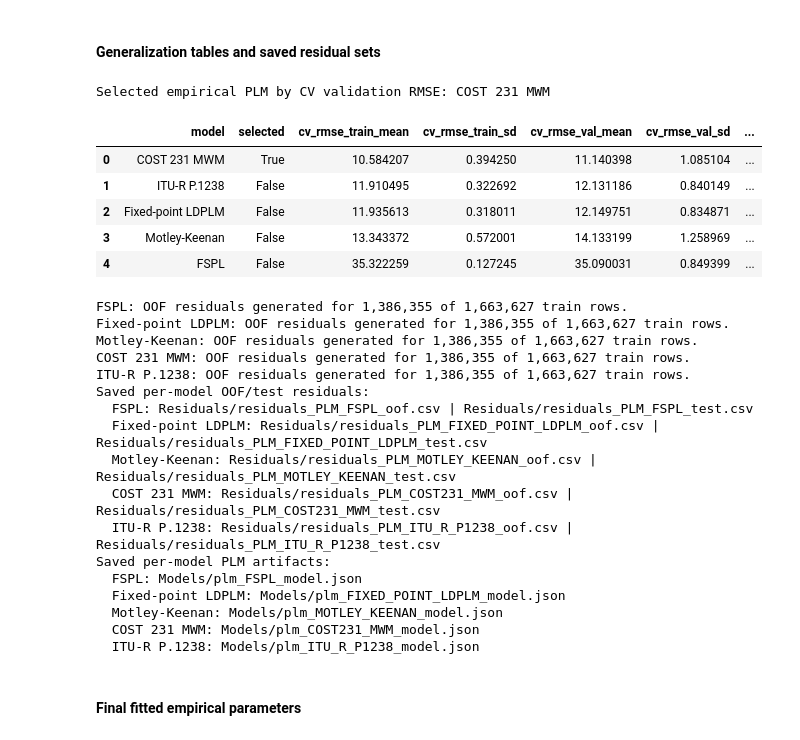
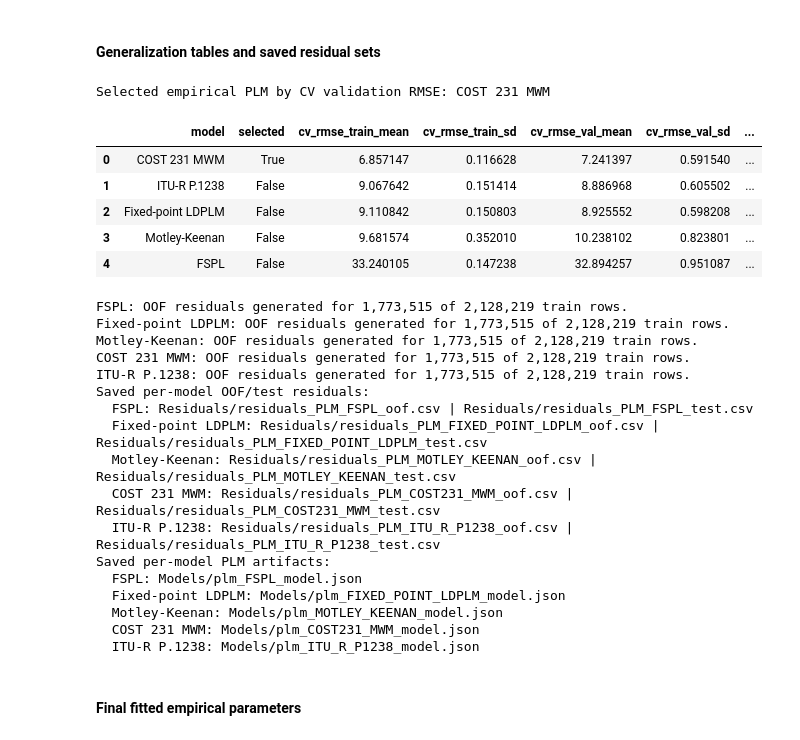
Before and after one commit to nahshonmokua/LoRaWAN-IndoorPathLossModeling-ML, a Jupyter notebook: 01_Empirical_PLMs.ipynb, the cells around one changed output. Saved outputs shown, nothing was run; the diff lists cells and outputs as text; code cells hidden in the pictures.

```diff
--- a/01_Empirical_PLMs.ipynb
+++ b/01_Empirical_PLMs.ipynb
@@ -44,7 +44,7 @@ TRAIN_CSV = "Data_Files/train.csv"
 TEST_CSV = "Data_Files/test.csv"
 FOLDS_NPY = "Data_Files/train_folds.npy"
 CV_SPLITS_NPZ = "Data_Files/train_time_series_cv_splits.npz"
-FULL_CSV = "Data_Files/cleaned_dataset_per_device.csv"
+FULL_CSV = "../all_data_files/cleaned_dataset_per_device.csv"
 
 MODELS_DIR = "Models"
 FIGURES_DIR = "Figures"
@@ -520,7 +520,6 @@ def residual_frame(df_source, split, y_true, y_pred, model_label, row_ids, folds
         "pm25": df_source["pm25"].values,
         "pressure": df_source["pressure"].values,
         "temperature": df_source["temperature"].values,
-        "snr": df_source["snr"].values,
         "PL_true": y_true,
         "PL_pred": y_pred,
         "resid_db": y_true - y_pred,
@@ -575,43 +574,43 @@ for result in plm_results:
         "target": target_col,
         "selected_by_cv": model_name == best_name,
         "params": result["params"],
         "formula_notes": {
             "fspl": "20 log10(4 pi d f / c), d in metres, f in Hz.",
             "fixed_point_ldplm": "Close-in/fixed-reference LDPLM: FSPL(d0=1 m, f) + 10 n log10(d/d0).",
             "motley_keenan": "Constrained FSPL plus fitted wall attenuation; no fitted constant loss.",
             "cost231_mwm": "Calibrated single-floor MWM: FSPL plus fitted constant and wall attenuation; floor term omitted for same-floor data.",
             "itu_r_p1238": "20 log10(f_MHz) + N log10(d_m) + Lf(n) - 28; Lf=0 here.",
         },
     }
     with open(model_path, "w", encoding="utf-8") as f:
         json.dump(as_builtin(model_artifact), f, indent=2)
 
     plm_oof_residuals_by_model[model_name] = y_train[oof_mask] - oof_pred_all[oof_mask]
     plm_test_residuals_by_model[model_name] = y_test - test_pred
     plm_residual_paths[model_name] = {"oof": oof_path, "test": test_path}
     plm_model_paths[model_name] = model_path
 
 print("Saved per-model OOF/test residuals:")
 for model_name in model_labels:
     paths = plm_residual_paths[model_name]
     print(f"  {model_name}: {paths['oof']} | {paths['test']}")
 
 print("Saved per-model PLM artifacts:")
 for model_name in model_labels:
     print(f"  {model_name}: {plm_model_paths[model_name]}")
 # %% [output]
 Selected empirical PLM by CV validation RMSE: COST 231 MWM
 |  | model | selected | cv_rmse_train_mean | cv_rmse_train_sd | cv_rmse_val_mean | cv_rmse_val_sd | ... |
-| 0 | COST 231 MWM | True | 10.584207 | 0.394250 | 11.140398 | 1.085104 | ... |
-| 1 | ITU-R P.1238 | False | 11.910495 | 0.322692 | 12.131186 | 0.840149 | ... |
-| 2 | Fixed-point LDPLM | False | 11.935613 | 0.318011 | 12.149751 | 0.834871 | ... |
-| 3 | Motley-Keenan | False | 13.343372 | 0.572001 | 14.133199 | 1.258969 | ... |
-| 4 | FSPL | False | 35.322259 | 0.127245 | 35.090031 | 0.849399 | ... |
+| 0 | COST 231 MWM | True | 6.857147 | 0.116628 | 7.241397 | 0.591540 | ... |
+| 1 | ITU-R P.1238 | False | 9.067642 | 0.151414 | 8.886968 | 0.605502 | ... |
+| 2 | Fixed-point LDPLM | False | 9.110842 | 0.150803 | 8.925552 | 0.598208 | ... |
+| 3 | Motley-Keenan | False | 9.681574 | 0.352010 | 10.238102 | 0.823801 | ... |
+| 4 | FSPL | False | 33.240105 | 0.147238 | 32.894257 | 0.951087 | ... |
-FSPL: OOF residuals generated for 1,386,355 of 1,663,627 train rows.
-Fixed-point LDPLM: OOF residuals generated for 1,386,355 of 1,663,627 train rows.
-Motley-Keenan: OOF residuals generated for 1,386,355 of 1,663,627 train rows.
-COST 231 MWM: OOF residuals generated for 1,386,355 of 1,663,627 train rows.
-ITU-R P.1238: OOF residuals generated for 1,386,355 of 1,663,627 train rows.
+FSPL: OOF residuals generated for 1,773,515 of 2,128,219 train rows.
+Fixed-point LDPLM: OOF residuals generated for 1,773,515 of 2,128,219 train rows.
+Motley-Keenan: OOF residuals generated for 1,773,515 of 2,128,219 train rows.
+COST 231 MWM: OOF residuals generated for 1,773,515 of 2,128,219 train rows.
+ITU-R P.1238: OOF residuals generated for 1,773,515 of 2,128,219 train rows.
 Saved per-model OOF/test residuals:
   FSPL: Residuals/residuals_PLM_FSPL_oof.csv | Residuals/residuals_PLM_FSPL_test.csv
   Fixed-point LDPLM: Residuals/residuals_PLM_FIXED_POINT_LDPLM_oof.csv | Residuals/residuals_PLM_FIXED_POINT_LDPLM_test.csv
```
Also changed, not shown: parts of 6 cells of this notebook.
